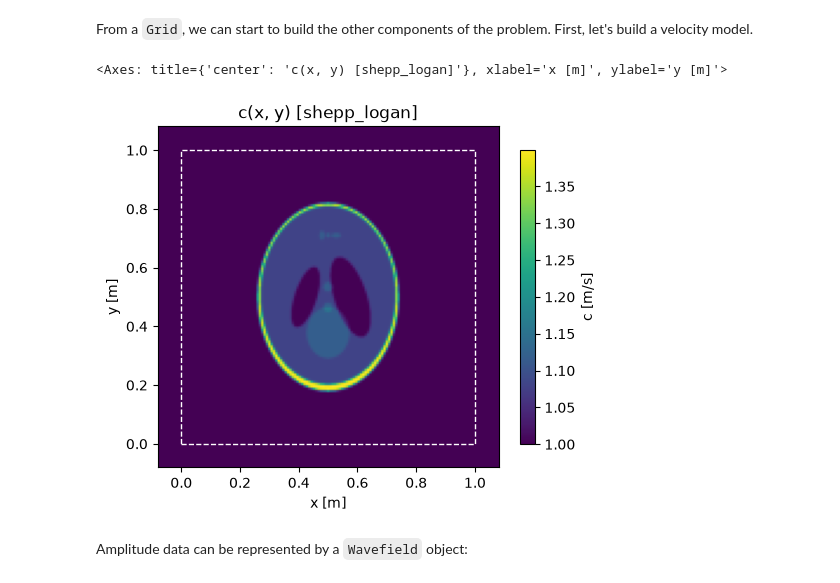
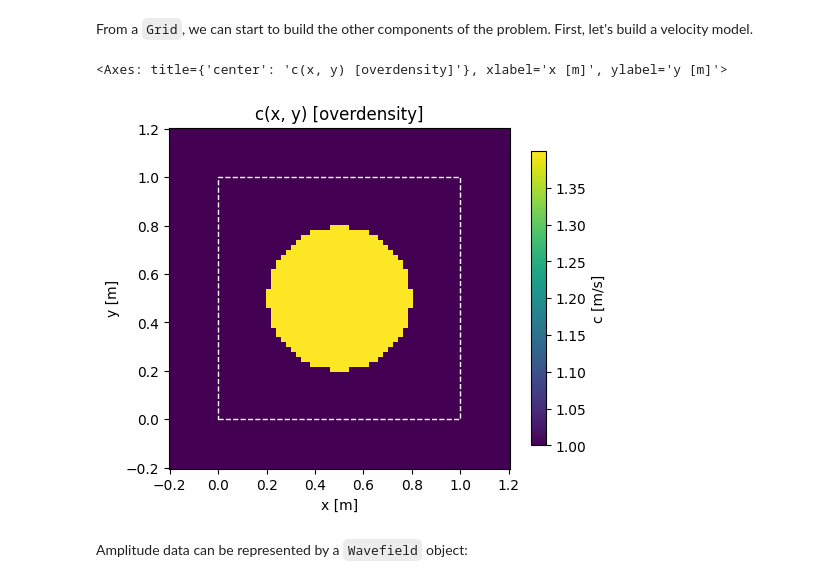
Before and after one commit to Commit2Cosmos/Transcranial-Ultrasound-ODIL, a Jupyter notebook: notebooks/examples/forward.ipynb, the cells around one changed output. Drawn from its saved outputs; the diff is of its cells as text; code cells hidden in the pictures.

```diff
--- a/notebooks/examples/forward.ipynb
+++ b/notebooks/examples/forward.ipynb
@@ -48,11 +48,11 @@ From a `Grid`, we can start to build the other components of the problem. First,
 # %%
 from src.models import VelocityModel
 
-model = VelocityModel(grid=grid, profile='')
+model = VelocityModel(grid=grid, profile='overdensity', center=(0.5, 0.5))
 model.show()
 # %% [output]
-<Axes: title={'center': 'c(x, y) [shepp_logan]'}, xlabel='x [m]', ylabel='y [m]'>
+<Axes: title={'center': 'c(x, y) [overdensity]'}, xlabel='x [m]', ylabel='y [m]'>
-[figure, old version]
+[figure, new version]
 # %% [markdown]
 Amplitude data can be represented by a `Wavefield` object:
 # %%
```
Also changed, not shown: parts of 9 cells of this notebook.
